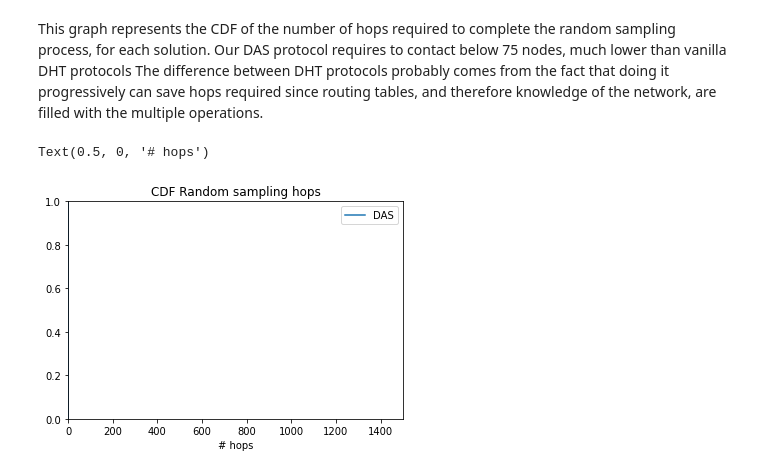
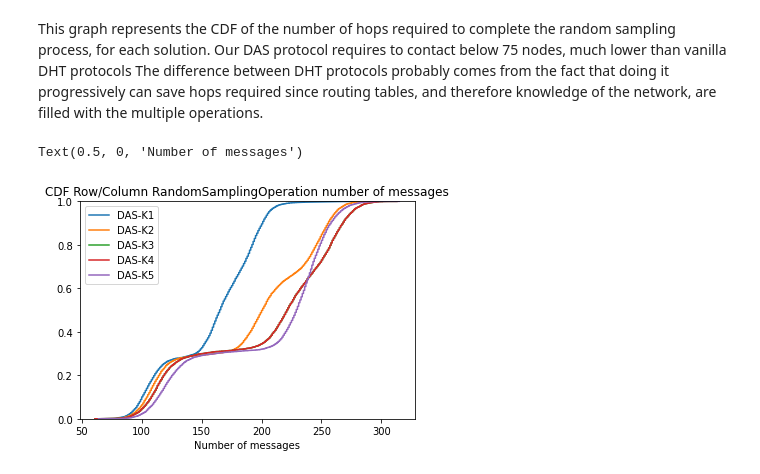
Before and after one commit to datahop/kademlia-simulator, a Jupyter notebook: simulator/python/analysis_vs_vanilladht.ipynb, the cells around one changed output. Drawn from its saved outputs; the diff is of its cells as text; code cells hidden in the pictures.

```diff
--- a/simulator/python/analysis_vs_vanilladht.ipynb
+++ b/simulator/python/analysis_vs_vanilladht.ipynb
@@ -201,7 +218,7 @@ for key in op_df:
     # get the cdf values of y
     y = np.arange(N) / float(N)
 
-    ax3.plot(x, y,label=key)
+    ax3.plot(x/2, y,label=key)
 
 #ax3.set_xlim([0,4000])
 ax3.legend()
@@ -242,0 +237,21 @@ Text(0.5, 0, '# hops')
+# %%
+fig4, ax4 = plt.subplots()
+
+
+for key in op_df:
+
+    vsdf = op_df[key].loc[(op_df[key]['type'] == 'ValidatorSamplingOperation')]
+
+    x = np.sort(vsdf['num_messages'])
+    N = vsdf['num_messages'].count()
+    # get the cdf values of y
+    y = np.arange(N) / float(N)
+
+    ax4.plot(x, y,label=key)
+
+#ax3.set_xlim([0,4000])
+ax4.legend()
+ax4.set_ylim([0,1])
+
+ax4.set_title("CDF Row/Column validator consolidation number of messages")
+ax4.set_xlabel("Number of messages")
@@ -274,27 +296,29 @@ This graph represents the CDF of the number of hops required to complete the ran
 Our DAS protocol requires to contact below 75 nodes, much lower than vanilla DHT protocols
 The difference between DHT protocols probably comes from the fact that doing it progressively can save hops required since routing tables, and therefore knowledge of the network, are filled with the multiple operations.
 # %%
-fig9, ax9 = plt.subplots()
+fig4, ax4 = plt.subplots()
+
 
 for key in op_df:
 
-    rsdf = op_df[key].loc[(op_df[key]['type'] == 'RandomSamplingOperation')]
+    vsdf = op_df[key].loc[(op_df[key]['type'] == 'RandomSamplingOperation')]
 
-    x = np.sort(rsdf['hops'])
-    N = rsdf['hops'].count()
+    x = np.sort(vsdf['num_messages'])
+    N = vsdf['num_messages'].count()
     # get the cdf values of y
     y = np.arange(N) / float(N)
 
-    ax9.plot(x, y,label=key)
+    ax4.plot(x, y,label=key)
 
-ax9.set_xlim([0,1500])
-ax9.set_ylim([0,1])
-ax9.legend()
-ax9.set_title("CDF Random sampling hops")
-ax9.set_xlabel("# hops")
+#ax3.set_xlim([0,4000])
+ax4.legend()
+ax4.set_ylim([0,1])
+
+ax4.set_title("CDF Row/Column RandomSamplingOperation number of messages")
+ax4.set_xlabel("Number of messages")
 # %% [output]
-Text(0.5, 0, '# hops')
+Text(0.5, 0, 'Number of messages')
-[figure, old version]
+[figure, new version]
 # %%
 fig6, ax6 = plt.subplots()
 
```
Also changed, not shown: parts of 11 cells of this notebook, 20 other files.
